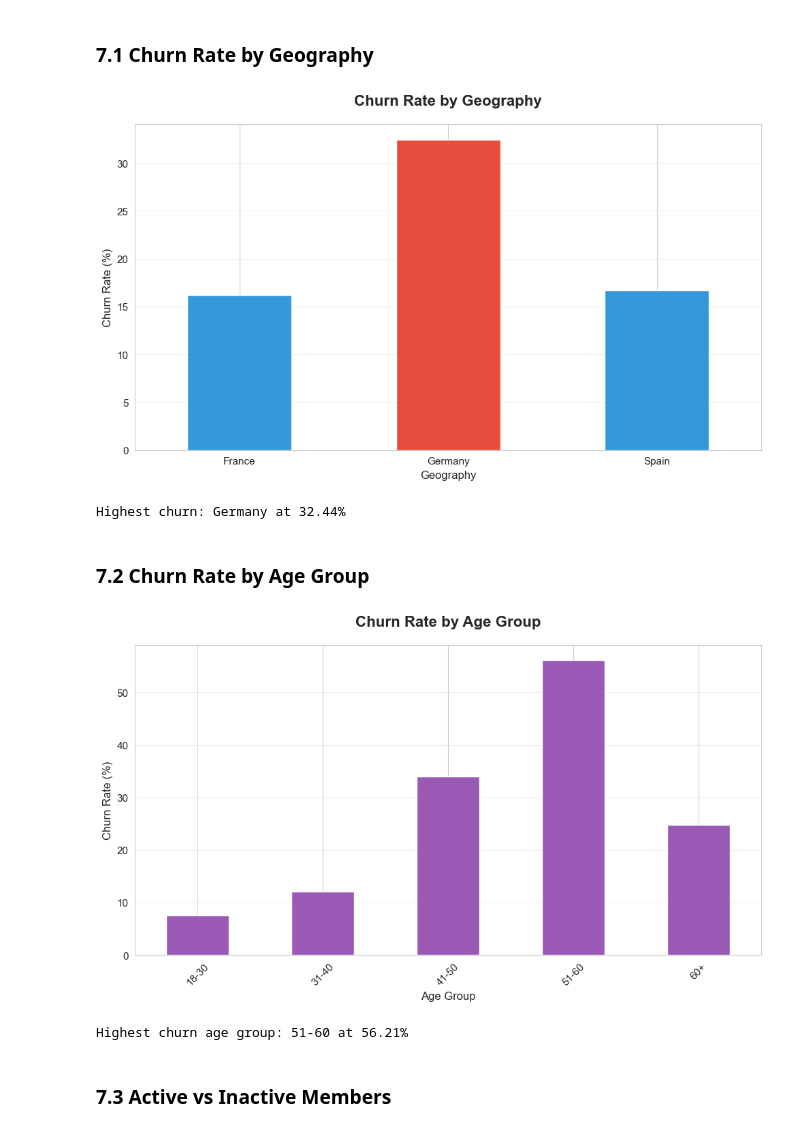
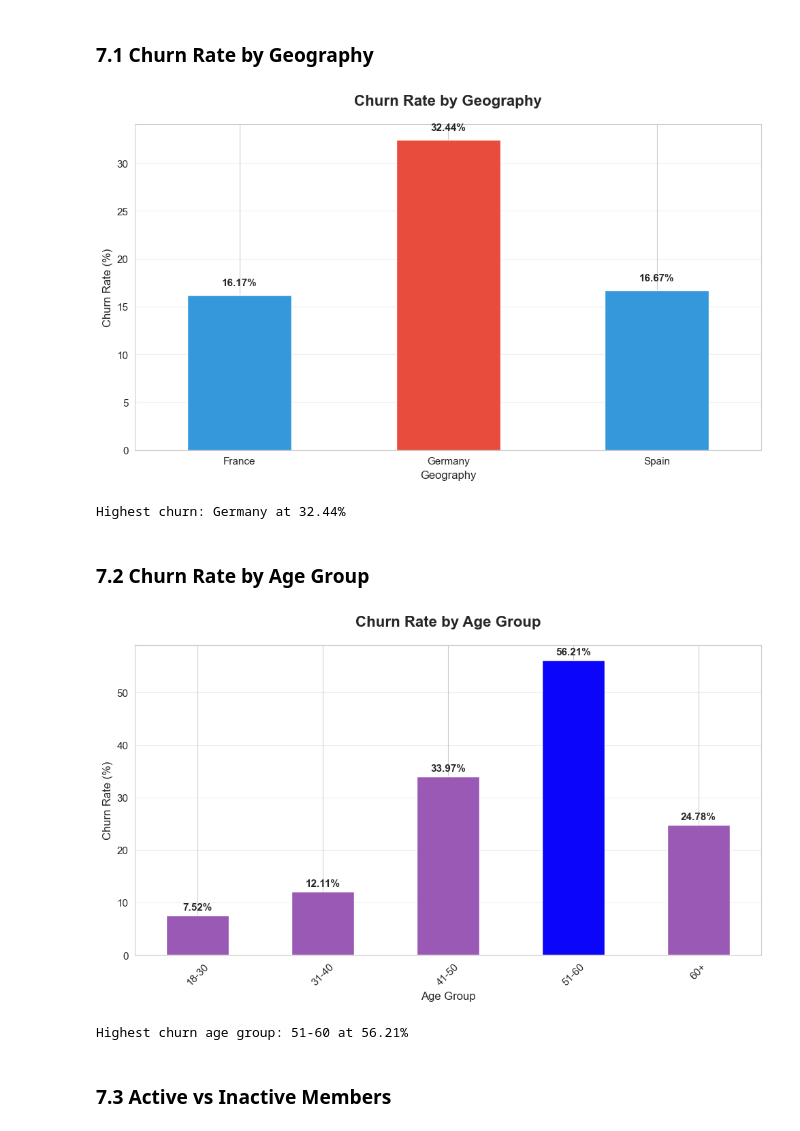
Before and after one commit to JamPonsar/Bank-Customer-Churn-Analysis, a Jupyter notebook: Bank_Churn_Analysis.ipynb, the cells around one changed output. Drawn from its saved outputs; the diff is of its cells as text; code cells hidden in the pictures.

```diff
--- a/Bank_Churn_Analysis.ipynb
+++ b/Bank_Churn_Analysis.ipynb
@@ -385,30 +385,41 @@ plt.xlabel('Geography', fontsize=12)
 plt.ylabel('Churn Rate (%)', fontsize=12)
 plt.xticks(rotation=0)
 plt.grid(axis='y', alpha=0.3)
+
+# Add value labels on bars
+for i, v in enumerate(churn_geo):
+    plt.text(i, v + 1, f'{v:.2f}%', ha='center', fontsize=11, fontweight='bold')
+
 plt.tight_layout()
 plt.show()
 
 print(f"Highest churn: {churn_geo.idxmax()} at {churn_geo.max():.2f}%")
 # %% [output]
-[figure, old version]
+[figure, new version]
 Highest churn: Germany at 32.44%
 # %% [markdown]
 ### 7.2 Churn Rate by Age Group
 # %%
 plt.figure(figsize=(10, 6))
 churn_age = df.groupby('AgeGroup')['Exited'].mean() * 100
-churn_age.plot(kind='bar', color='#9b59b6')
+colors = ["#0b06fa" if x == churn_age.max() else '#9b59b6' for x in churn_age]
+churn_age.plot(kind='bar', color=colors)
 plt.title('Churn Rate by Age Group', fontsize=16, fontweight='bold', pad=20)
 plt.xlabel('Age Group', fontsize=12)
 plt.ylabel('Churn Rate (%)', fontsize=12)
 plt.xticks(rotation=45)
 plt.grid(axis='y', alpha=0.3)
+
+# Add value labels on bars
+for i, v in enumerate(churn_age):
+    plt.text(i, v + 1, f'{v:.2f}%', ha='center', fontsize=11, fontweight='bold')
+
 plt.tight_layout()
 plt.show()
 
 print(f"Highest churn age group: {churn_age.idxmax()} at {churn_age.max():.2f}%")
 # %% [output]
-[figure, old version]
+[figure, new version]
 Highest churn age group: 51-60 at 56.21%
 # %% [markdown]
 ### 7.3 Active vs Inactive Members
```
Also changed, not shown: parts of 3 cells of this notebook, 1 other file.
